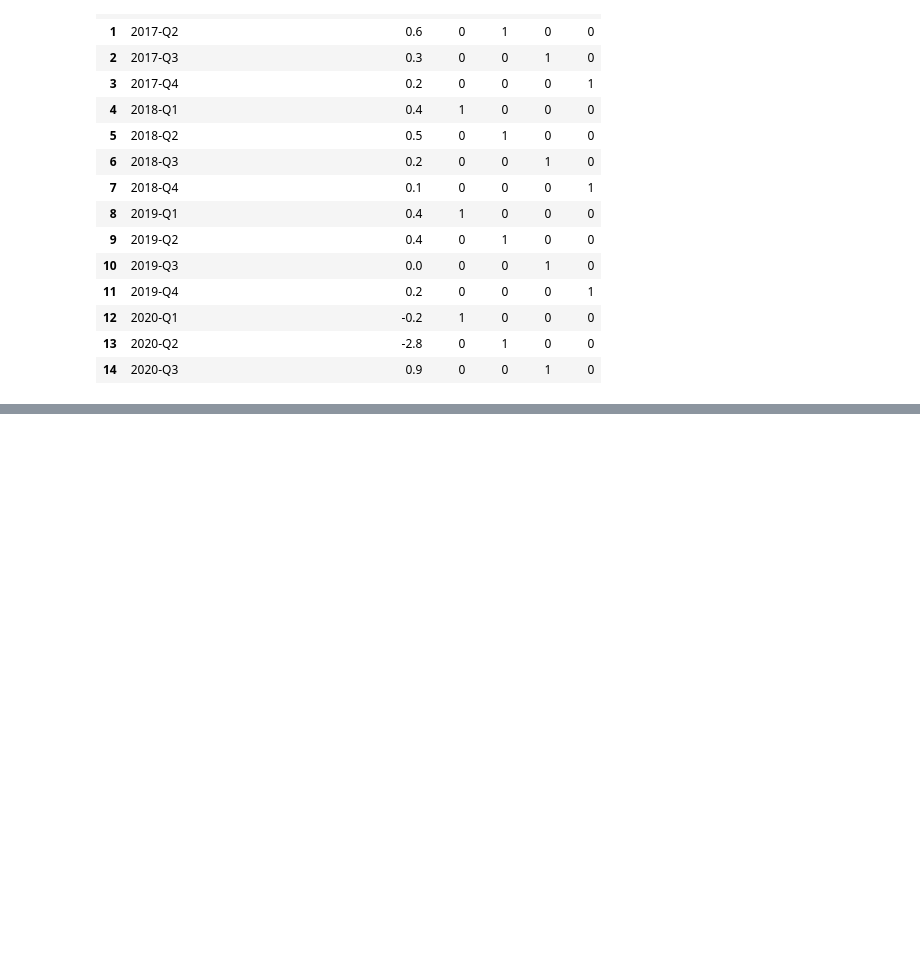
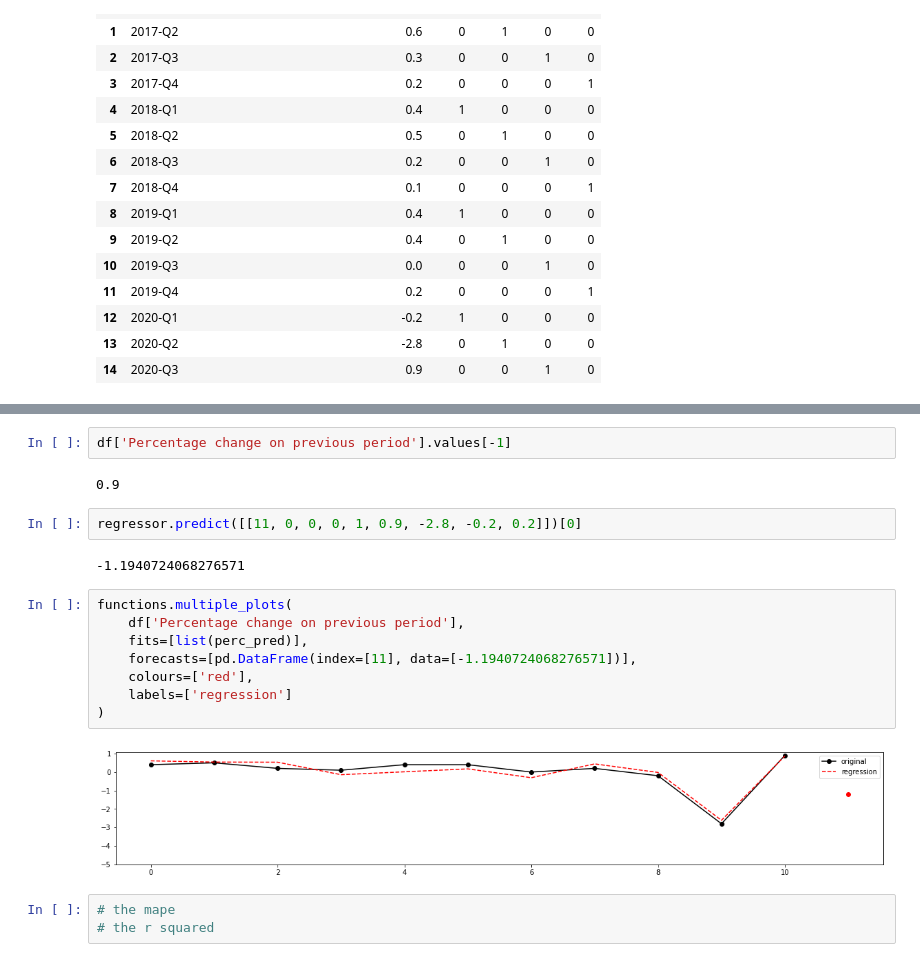
Before and after one commit to JoeJoe1313/Impact-of-Covid-19-on-the-Employment-Growth-in-the-EU, a Jupyter notebook: AEEM.ipynb, the cells around one changed output, grey strips where cells are left out. Cells and saved outputs as stored; diff of their text form; blank space fills up the shorter version.

```diff
--- a/AEEM.ipynb
+++ b/AEEM.ipynb
@@ -75,0 +214,21 @@ df
+# %%
+df['Percentage change on previous period'].values[-1]
+# %% [output]
+0.9
+# %%
+regressor.predict([[11, 0, 0, 0, 1, 0.9, -2.8, -0.2, 0.2]])[0]
+# %% [output]
+-1.1940724068276571
+# %%
+functions.multiple_plots(
+    df['Percentage change on previous period'],
+    fits=[list(perc_pred)],
+    forecasts=[pd.DataFrame(index=[11], data=[-1.1940724068276571])],
+    colours=['red'],
+    labels=['regression']
+)
+# %% [output]
+[figure, added]
+# %%
+# the mape
+# the r squared
```
Also changed, not shown: parts of 14 cells of this notebook.
